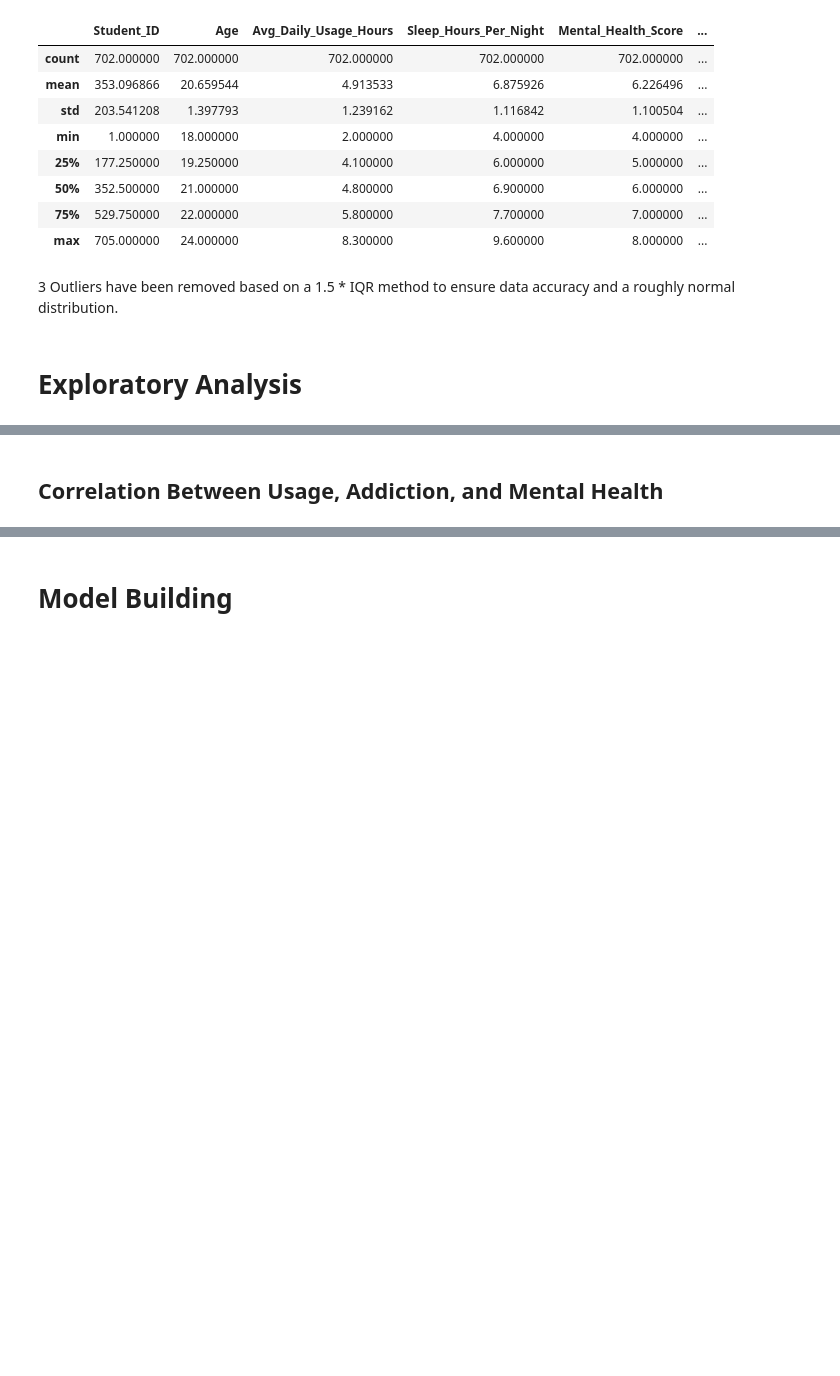
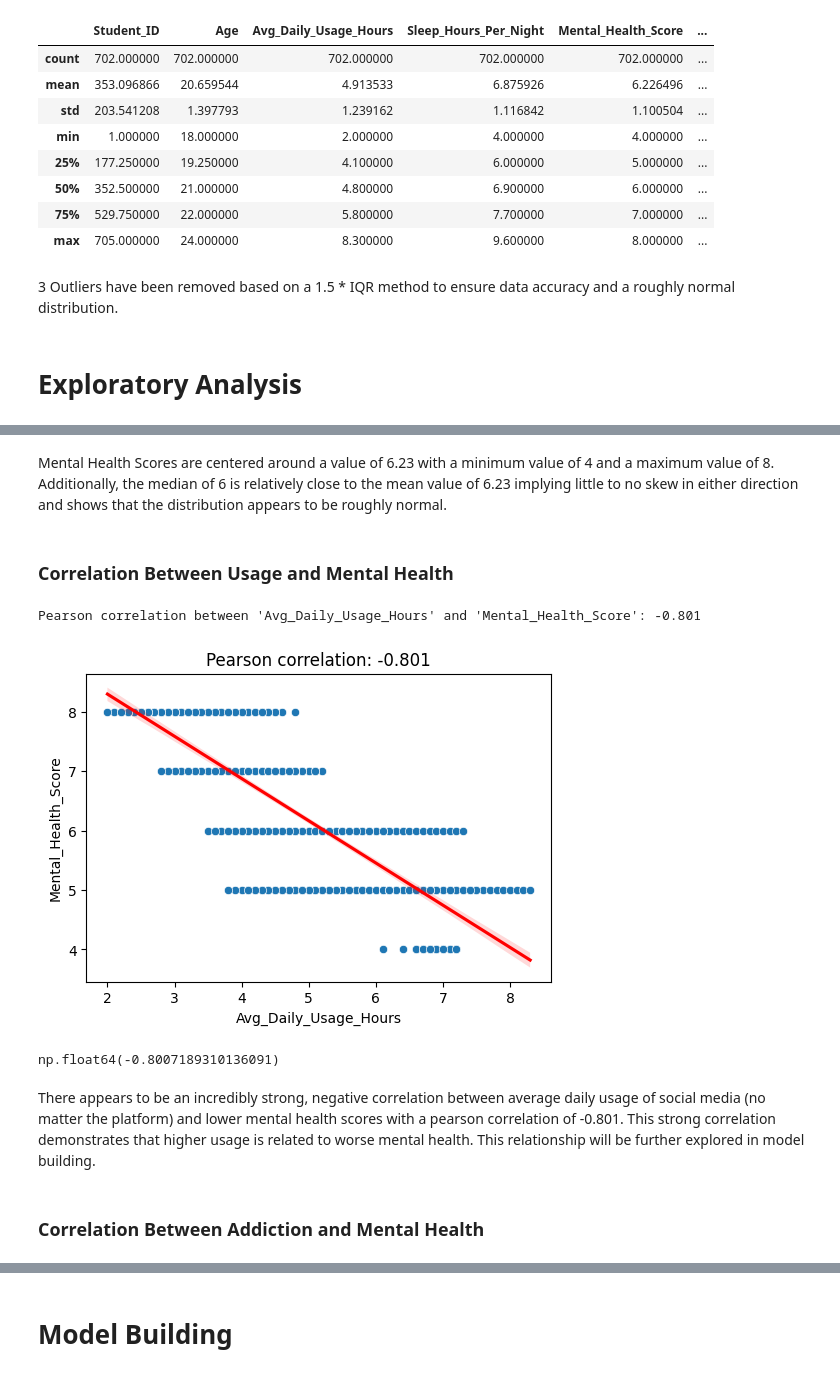
Before and after one commit to anago001/STAT206-Social-Media-Final-Project, a Jupyter notebook: report.ipynb, the cells around one changed output, grey strips where cells are left out. Cells and saved outputs as stored; diff of their text form; code cells hidden in the pictures; blank space fills up the shorter version.

```diff
--- a/report.ipynb
+++ b/report.ipynb
@@ -84,2 +106,14 @@ df_clean.describe()
+# %% [markdown]
+Mental Health Scores are centered around a value of 6.23 with a minimum value of 4 and a maximum value of 8. Additionally, the median of 6 is relatively close to the mean value of 6.23 implying little to no skew in either direction and shows that the distribution appears to be roughly normal.
+# %% [markdown]
+### Correlation Between Usage and Mental Health
+# %%
+ea.correlate(df_clean,"Avg_Daily_Usage_Hours","Mental_Health_Score")
+# %% [output]
+Pearson correlation between 'Avg_Daily_Usage_Hours' and 'Mental_Health_Score': -0.801
+[figure, added]
+np.float64(-0.8007189310136091)
+# %% [markdown]
+There appears to be an incredibly strong, negative correlation between average daily usage of social media (no matter the platform) and lower mental health scores with a pearson correlation of -0.801. This strong correlation demonstrates that higher usage is related to worse mental health. This relationship will be further explored in model building.
 # %% [markdown]
-## Correlation Between Usage, Addiction, and Mental Health
+### Correlation Between Addiction and Mental Health
```
Also changed, not shown: parts of 29 cells of this notebook, 3 other files.
